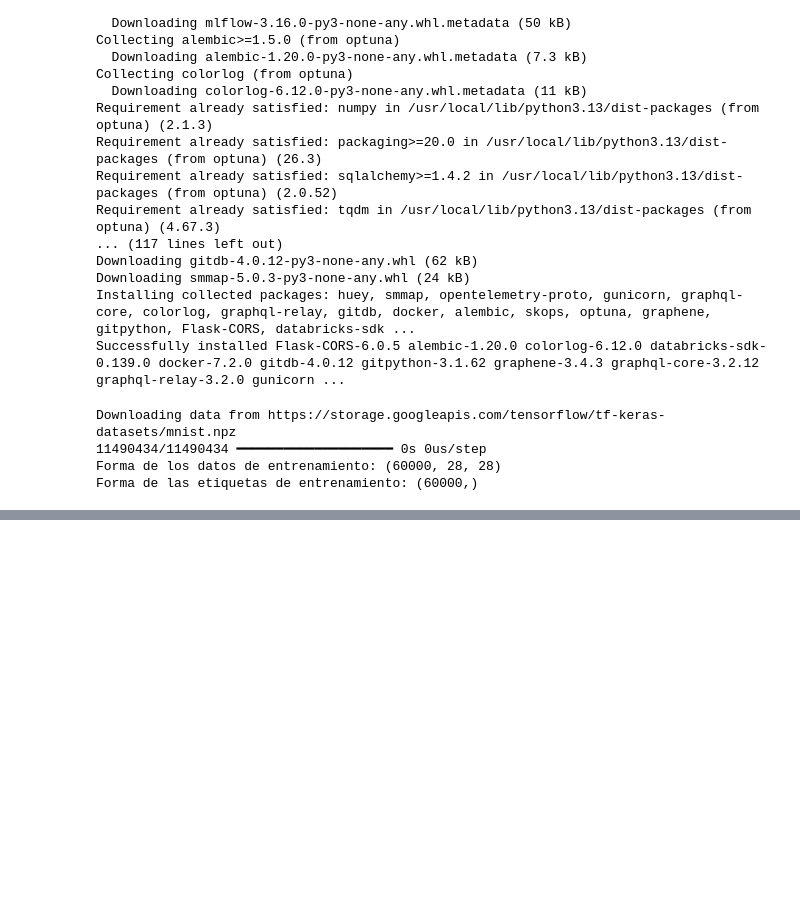
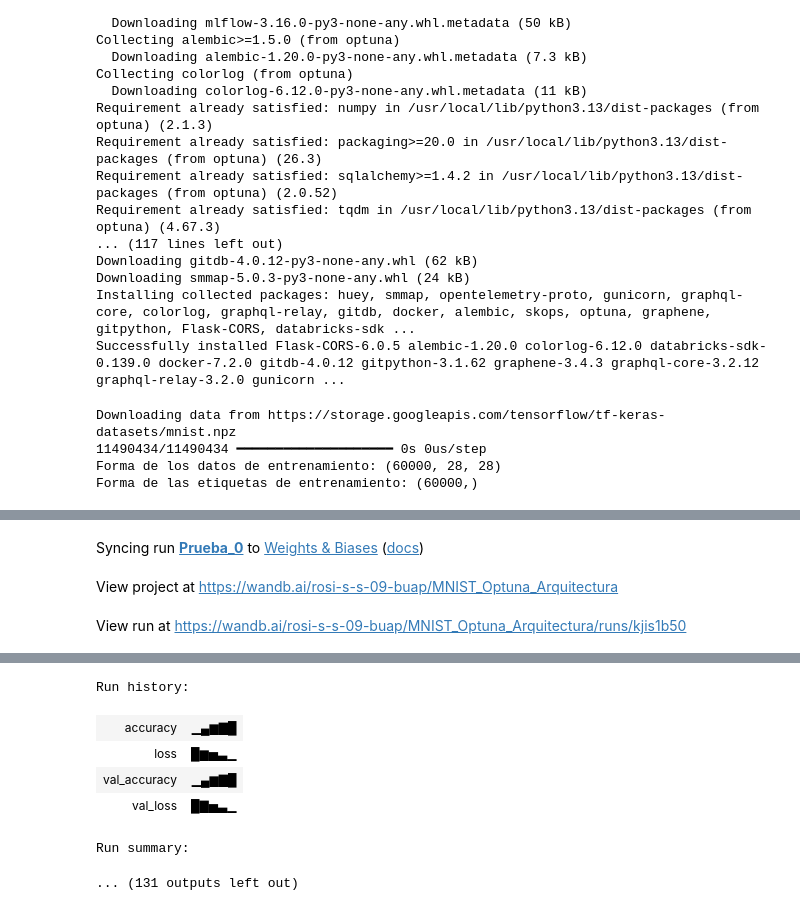
Before and after one commit to RossSS09/Tarea2-RNA, a Jupyter notebook: Tarea2_RNA.ipynb, the cells around one changed output, grey strips where cells are left out. Cells and saved outputs as stored; diff of their text form; code cells hidden in the pictures; blank space fills up the shorter version.

Commit message:
Tercer commit: Resultados de arquitectura ganadora con Optuna y WandB

```diff
--- a/Tarea2_RNA.ipynb
+++ b/Tarea2_RNA.ipynb
@@ -40,3 +40,73 @@ Downloading data from https://storage.googleapis.com/tensorflow/tf-keras-dataset
 11490434/11490434 ━━━━━━━━━━━━━━━━━━━━ 0s 0us/step
 Forma de los datos de entrenamiento: (60000, 28, 28)
 Forma de las etiquetas de entrenamiento: (60000,)
+# %%
+!pip install wandb optuna
+import wandb
+import optuna
+import tensorflow as tf
+from tensorflow.keras import layers, models
+
+# 1. Iniciar sesión en la nube
+wandb.login("API KEY")
+
+# 2. Callback personalizado a prueba de errores de versión
+class SimpleWandbCallback(tf.keras.callbacks.Callback):
+    def on_epoch_end(self, epoch, logs=None):
+        if logs is not None:
+            wandb.log(logs)
+
+# 3. Definir la búsqueda de la red (sin regularización)
+def objective(trial):
+    # Iniciamos el registro en WandB para cada intento
+    wandb.init(project="MNIST_Optuna_Arquitectura", reinit=True, name=f"Prueba_{trial.number}")
+
+    n_layers = trial.suggest_int("n_layers", 1, 3)
+    optimizer_name = trial.suggest_categorical("optimizer", ["adam", "rmsprop", "sgd"])
+    activation = trial.suggest_categorical("activation", ["relu", "tanh", "swish"])
+
+    model = models.Sequential()
+    model.add(layers.Flatten(input_shape=(28, 28)))
+
+    for i in range(n_layers):
+        n_units = trial.suggest_int(f"n_units_l{i}", 32, 256, step=32)
+        model.add(layers.Dense(units=n_units, activation=activation))
+
+    model.add(layers.Dense(10, activation="softmax"))
+
+    lr = trial.suggest_float("lr", 1e-4, 1e-2, log=True)
+    if optimizer_name == "adam":
+        optimizer = tf.keras.optimizers.Adam(learning_rate=lr)
+    elif optimizer_name == "rmsprop":
+        optimizer = tf.keras.optimizers.RMSprop(learning_rate=lr)
+    else:
+        optimizer = tf.keras.optimizers.SGD(learning_rate=lr)
+
+    model.compile(
+        optimizer=optimizer,
+        loss="sparse_categorical_crossentropy",
+        metrics=["accuracy"],
+    )
+
+    # Entrenamos usando nuestro callback personalizado
+    history = model.fit(
+        X_train, y_train,
+        validation_split=0.1,
+        epochs=5,
+        batch_size=64,
+        callbacks=[SimpleWandbCallback()],  # <--- Usado aquí
+        verbose=0
+    )
+
+    val_accuracy = history.history["val_accuracy"][-1]
+    wandb.finish() # Cerramos el registro actual
+
+    return val_accuracy
+
+# 4. Correr Optuna para encontrar la mejor red
+study = optuna.create_study(direction="maximize")
+study.optimize(objective, n_trials=10)
+
+print("¡Listo! La mejor arquitectura encontrada es:")
+print(study.best_params)
+# %% [output]
@@ -42,0 +139,3 @@ Forma de las etiquetas de entrenamiento: (60000,)
+Syncing run Prueba_0 to Weights & Biases (docs)
+View project at https://wandb.ai/rosi-s-s-09-buap/MNIST_Optuna_Arquitectura
+View run at https://wandb.ai/rosi-s-s-09-buap/MNIST_Optuna_Arquitectura/runs/kjis1b50
@@ -42,0 +143,7 @@ Forma de las etiquetas de entrenamiento: (60000,)
+Run history:
+| accuracy | ▁▄▆▇█ |
+| loss | █▆▅▃▁ |
+| val_accuracy | ▁▄▆▇█ |
+| val_loss | █▇▅▃▁ |
+Run summary:
+... (131 outputs left out)
```
Also changed, not shown: parts of 1 cell of this notebook.
